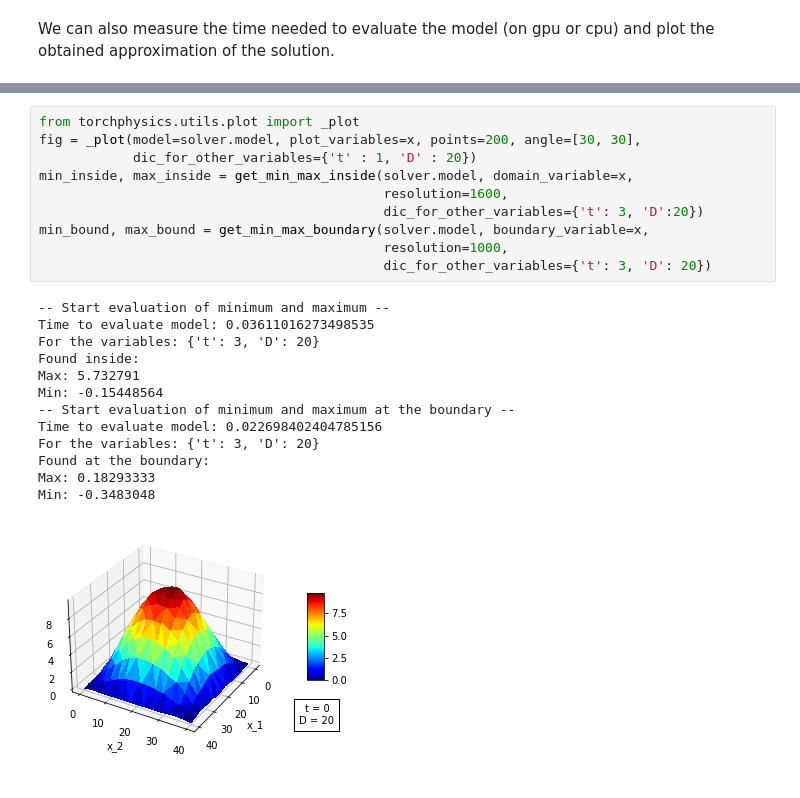
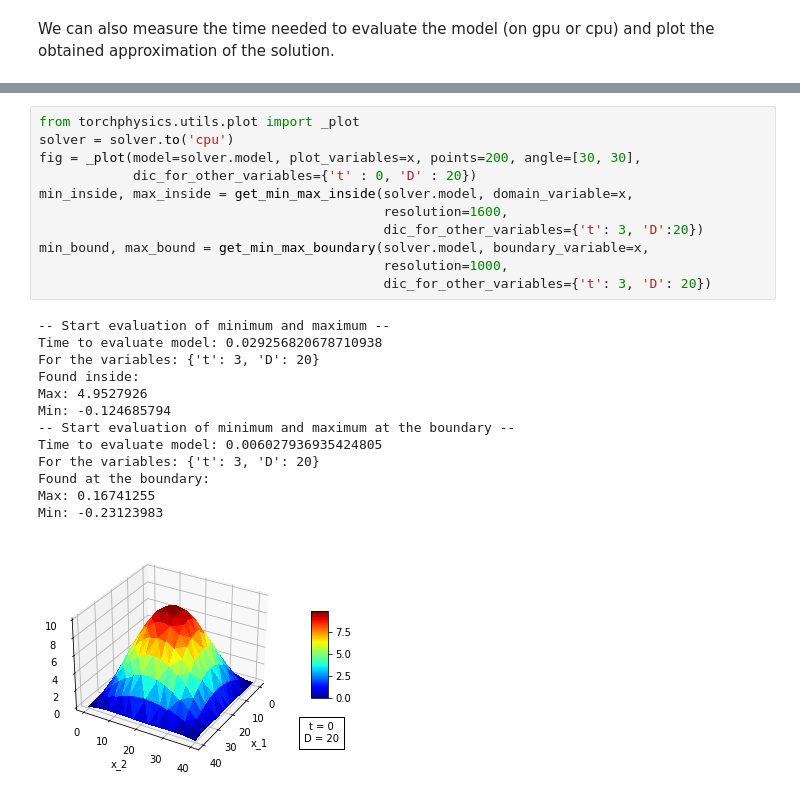
Before and after one commit to boschresearch/torchphysics, a Jupyter notebook: experiments/heat_equation_D_variable.ipynb, the cells around one changed output, grey strips where cells are left out. Drawn from its saved outputs; the diff is of its cells as text.

```diff
--- a/experiments/heat_equation_D_variable.ipynb
+++ b/experiments/heat_equation_D_variable.ipynb
@@ -265,25 +245,26 @@ Time to evaluate model: 0.005224704742431641
 For: 800000 different points
 # %%
 from torchphysics.utils.plot import _plot
+solver = solver.to('cpu')
 fig = _plot(model=solver.model, plot_variables=x, points=200, angle=[30, 30],
-            dic_for_other_variables={'t' : 1, 'D' : 20})
+            dic_for_other_variables={'t' : 0, 'D' : 20})
 min_inside, max_inside = get_min_max_inside(solver.model, domain_variable=x,
                                             resolution=1600,
                                             dic_for_other_variables={'t': 3, 'D':20})
 min_bound, max_bound = get_min_max_boundary(solver.model, boundary_variable=x,
                                             resolution=1000,
                                             dic_for_other_variables={'t': 3, 'D': 20})
 # %% [output]
 -- Start evaluation of minimum and maximum --
-Time to evaluate model: 0.03611016273498535
+Time to evaluate model: 0.029256820678710938
 For the variables: {'t': 3, 'D': 20}
 Found inside:
-Max: 5.732791
-Min: -0.15448564
+Max: 4.9527926
+Min: -0.124685794
 -- Start evaluation of minimum and maximum at the boundary --
-Time to evaluate model: 0.022698402404785156
+Time to evaluate model: 0.006027936935424805
 For the variables: {'t': 3, 'D': 20}
 Found at the boundary:
-Max: 0.18293333
-Min: -0.3483048
+Max: 0.16741255
+Min: -0.23123983
-[figure, old version]
+[figure, new version]
```
Also changed, not shown: parts of 4 cells of this notebook, 1 other file.
